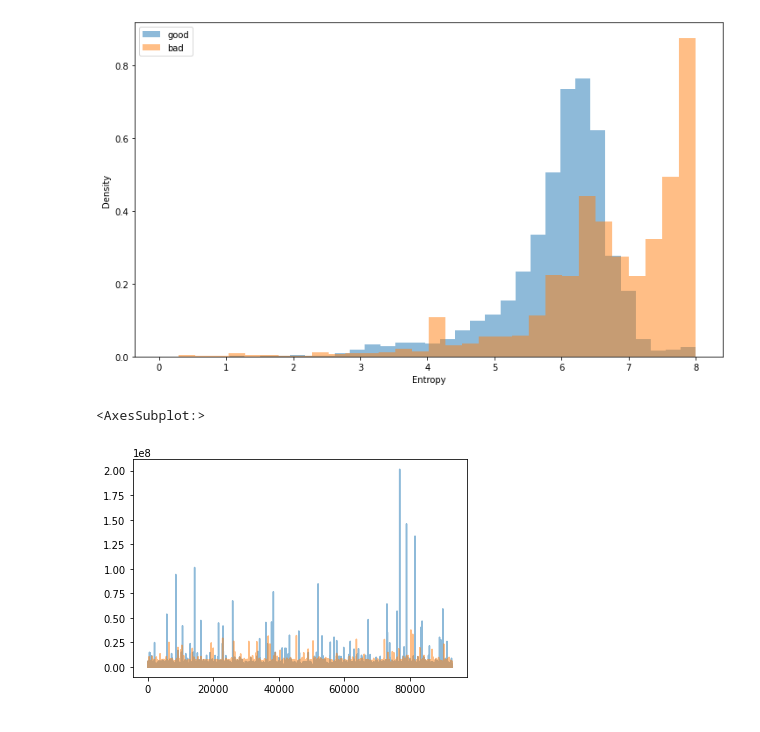
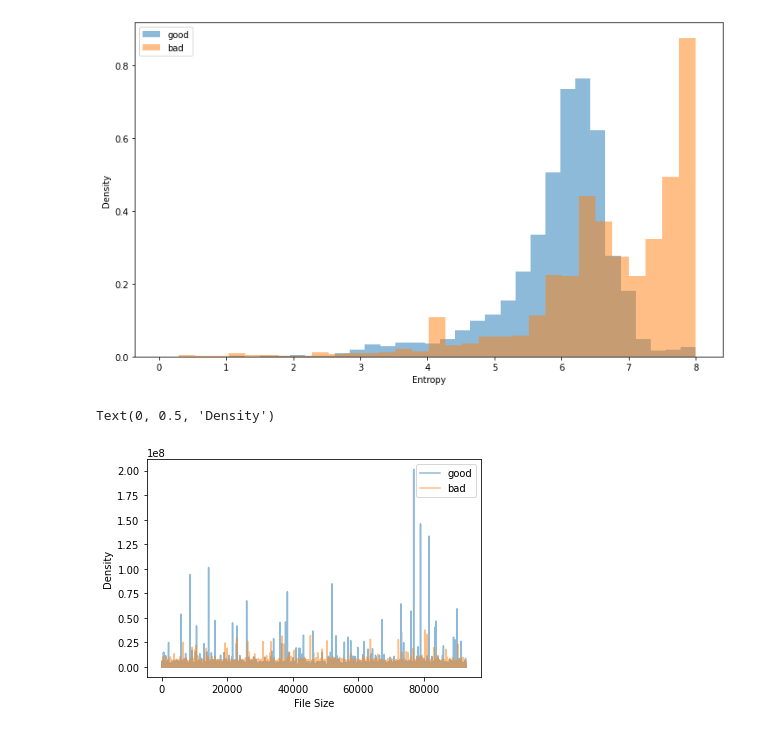
Before and after one commit to bmcder02/PE-ML, a Jupyter notebook: visualization.ipynb, the cells around one changed output. Saved outputs shown, nothing was run; the diff lists cells and outputs as text; code cells hidden in the pictures.

```diff
--- a/visualization.ipynb
+++ b/visualization.ipynb
@@ -77,9 +108,12 @@ Text(0, 0.5, 'Density')
 # %%
 size = df[['file_size', 'label']]
 good = size[size['label'] == 0]
 bad = size[size['label'] == 1]
 good['file_size'].plot(alpha=0.5)
 bad['file_size'].plot(alpha=0.5)
+plt.legend(['good', 'bad'])
+plt.xlabel('File Size')
+plt.ylabel('Density')
 # %% [output]
-<AxesSubplot:>
+Text(0, 0.5, 'Density')
-[figure, old version]
+[figure, new version]
```
Also changed, not shown: parts of 10 cells of this notebook, 1 other file.
